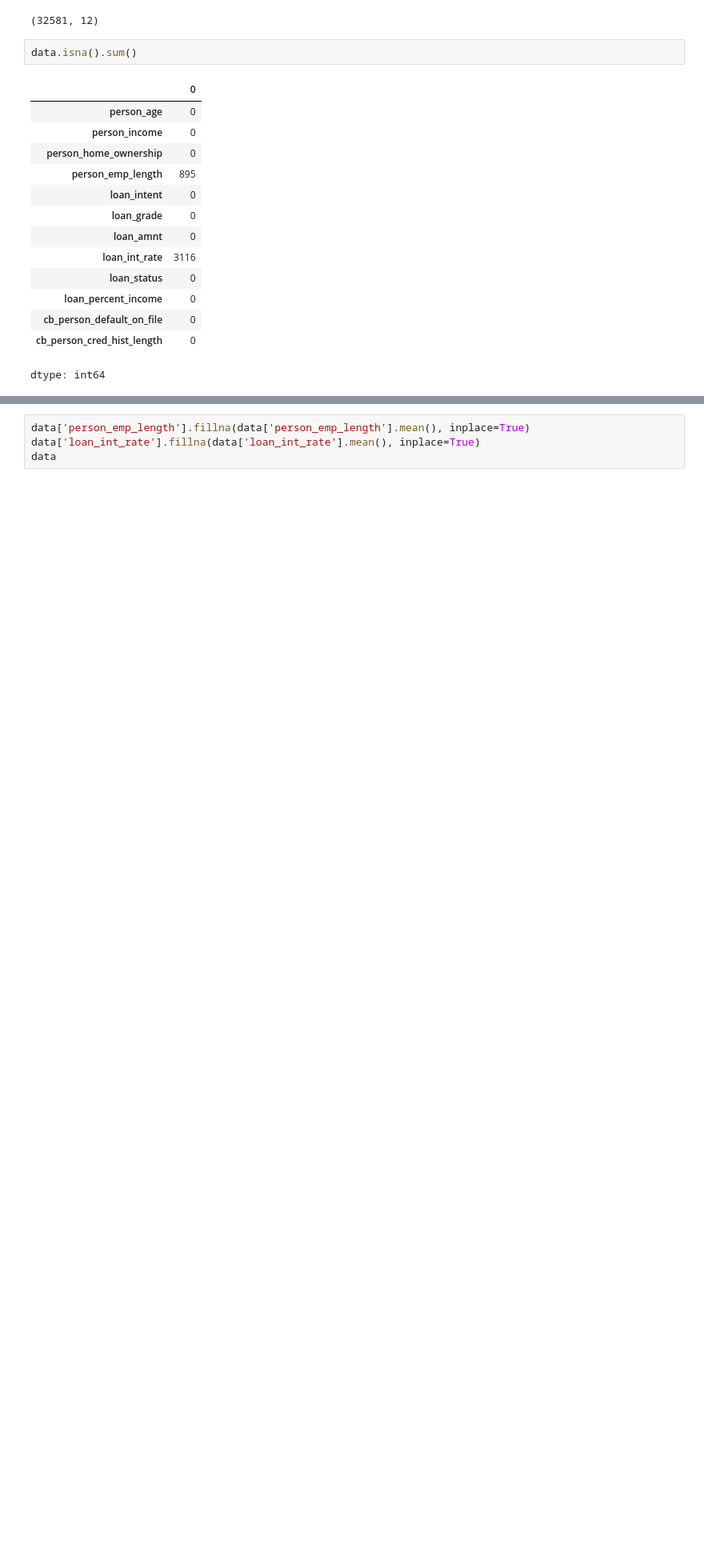
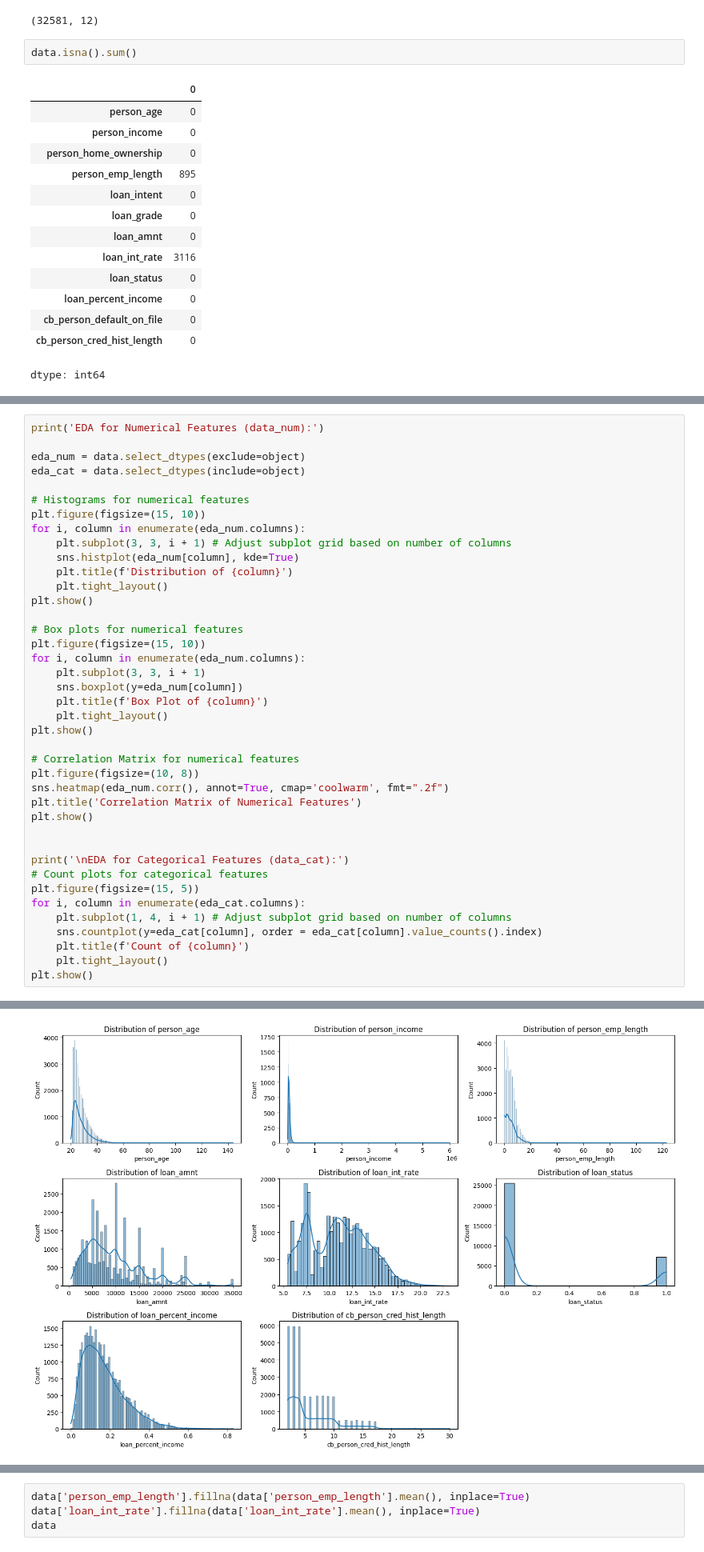
Before and after one commit to isaacadebayo/Predictive_Analytics_and_NLP, a Jupyter notebook: Predictive Modeling/Loan_default_prediction.ipynb, the cells around one changed output, grey strips where cells are left out. Shown at 80% size. Drawn from its saved outputs; the diff is of its cells as text; blank space fills up the shorter version.

```diff
--- a/Predictive Modeling/Loan_default_prediction.ipynb
+++ b/Predictive Modeling/Loan_default_prediction.ipynb
@@ -37,0 +43,41 @@ dtype: int64
+# %%
+print('EDA for Numerical Features (data_num):')
+
+eda_num = data.select_dtypes(exclude=object)
+eda_cat = data.select_dtypes(include=object)
+
+# Histograms for numerical features
+plt.figure(figsize=(15, 10))
+for i, column in enumerate(eda_num.columns):
+    plt.subplot(3, 3, i + 1) # Adjust subplot grid based on number of columns
+    sns.histplot(eda_num[column], kde=True)
+    plt.title(f'Distribution of {column}')
+    plt.tight_layout()
+plt.show()
+
+# Box plots for numerical features
+plt.figure(figsize=(15, 10))
+for i, column in enumerate(eda_num.columns):
+    plt.subplot(3, 3, i + 1)
+    sns.boxplot(y=eda_num[column])
+    plt.title(f'Box Plot of {column}')
+    plt.tight_layout()
+plt.show()
+
+# Correlation Matrix for numerical features
+plt.figure(figsize=(10, 8))
+sns.heatmap(eda_num.corr(), annot=True, cmap='coolwarm', fmt=".2f")
+plt.title('Correlation Matrix of Numerical Features')
+plt.show()
+
+
+print('\nEDA for Categorical Features (data_cat):')
+# Count plots for categorical features
+plt.figure(figsize=(15, 5))
+for i, column in enumerate(eda_cat.columns):
+    plt.subplot(1, 4, i + 1) # Adjust subplot grid based on number of columns
+    sns.countplot(y=eda_cat[column], order = eda_cat[column].value_counts().index)
+    plt.title(f'Count of {column}')
+    plt.tight_layout()
+plt.show()
+# %% [output]
@@ -37,0 +85 @@ dtype: int64
+[figure, added]
```
Also changed, not shown: parts of 36 cells of this notebook.
